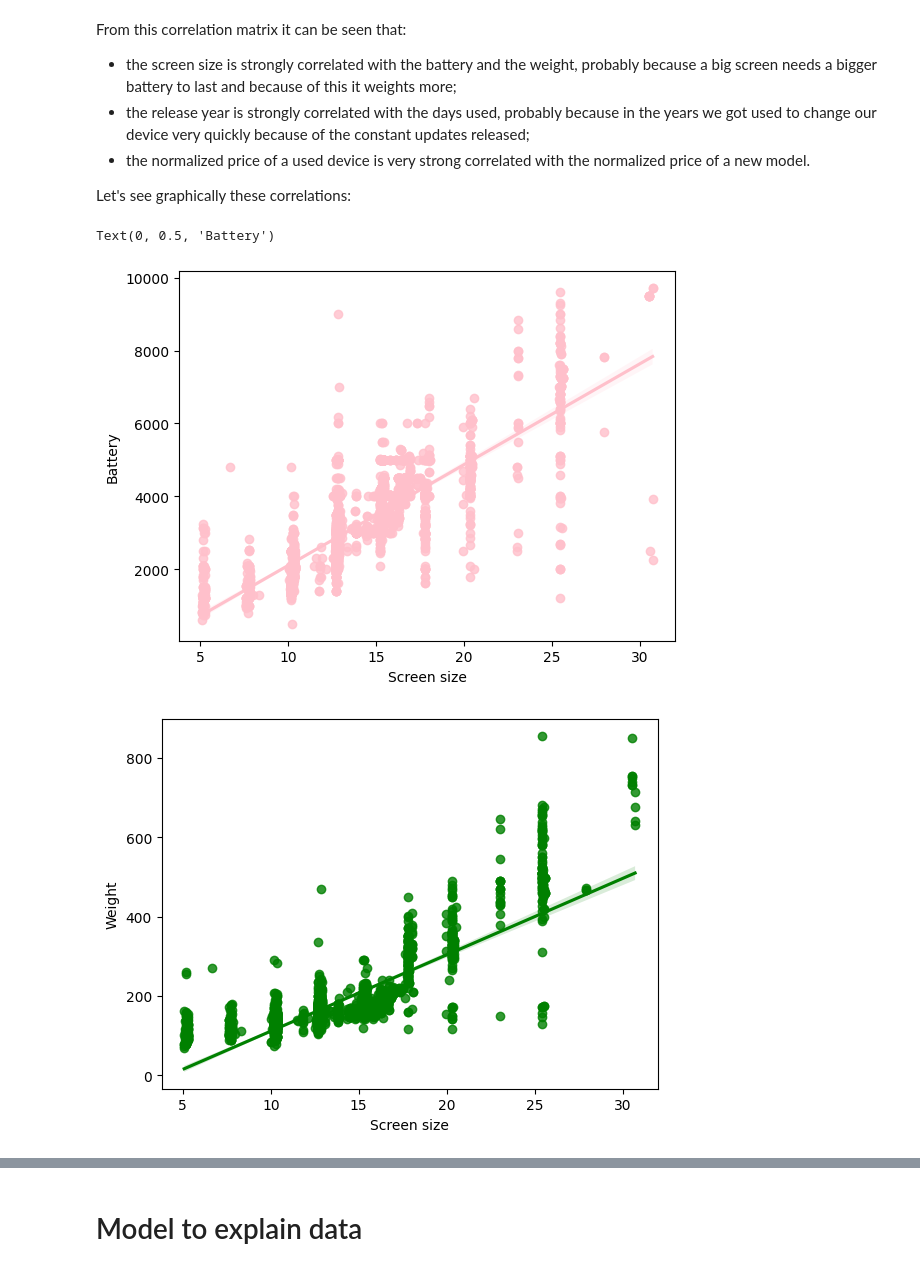
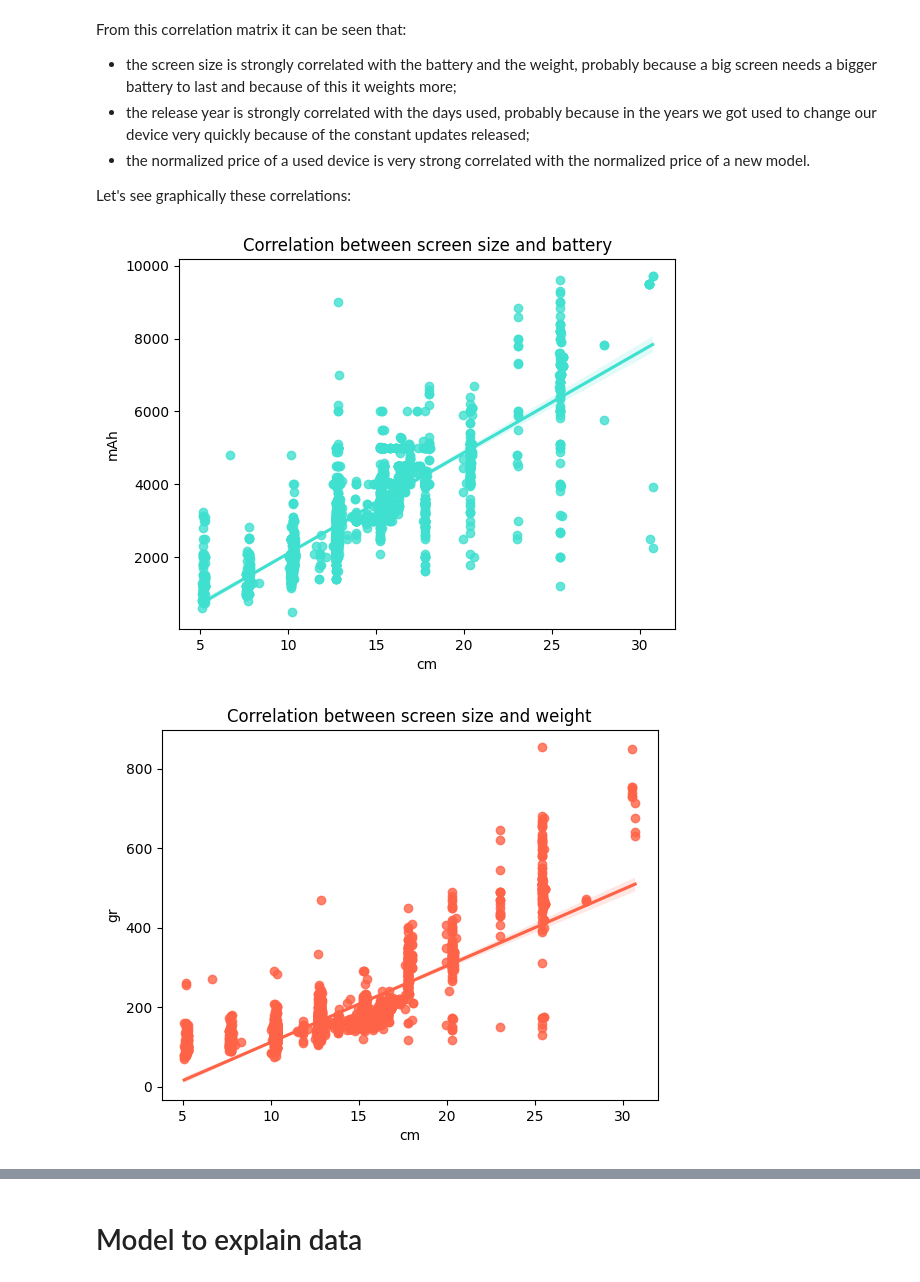
Before and after one commit to annalisadettorii/Project, a Jupyter notebook: project_notebook.ipynb, the cells around one changed output, grey strips where cells are left out. Drawn from its saved outputs; the diff is of its cells as text; code cells hidden in the pictures.

```diff
--- a/project_notebook.ipynb
+++ b/project_notebook.ipynb
@@ -492,19 +496,21 @@ From this correlation matrix it can be seen that:
 
 Let's see graphically these correlations:
 # %%
-sns.regplot(x = used_device_df['screen_size'],y = used_device_df['battery'],color = 'pink' )
+sns.regplot(x = used_device_df['screen_size'],y = used_device_df['battery'],color = 'turquoise' )
 
-plt.xlabel('Screen size')
-plt.ylabel('Battery')
+plt.xlabel('cm')
+plt.ylabel('mAh')
+plt.title('Correlation between screen size and battery')
+plt.show()
 # %% [output]
-Text(0, 0.5, 'Battery')
-[figure, old version]
+[figure, new version]
 # %%
-sns.regplot(x = used_device_df['screen_size'],y = used_device_df['weight'], color = 'green')
+sns.regplot(x = used_device_df['screen_size'],y = used_device_df['weight'], color = 'tomato')
 
-plt.xlabel('Screen size')
-plt.ylabel('Weight')
+plt.xlabel('cm')
+plt.ylabel('gr')
+plt.title('Correlation between screen size and weight')
 plt.show()
 # %% [output]
-[figure, old version]
+[figure, new version]
 # %%
```
Also changed, not shown: parts of 18 cells of this notebook, 1 other file.
